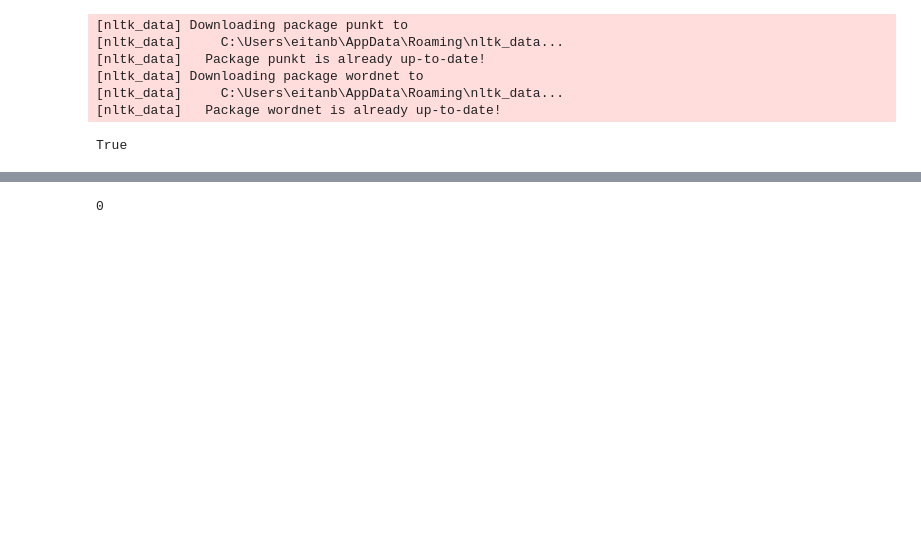
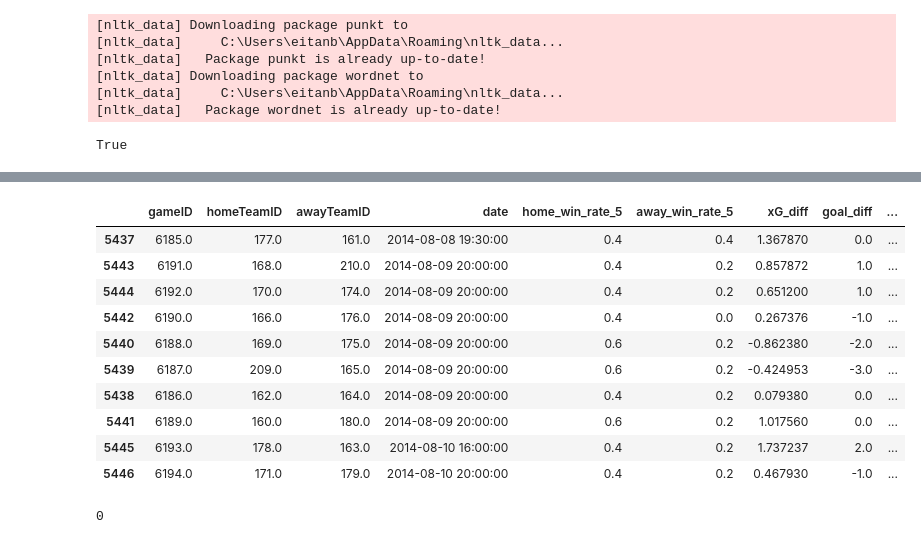
Before and after one commit to Eitan-Bluer/ML_Football_DS18, a Jupyter notebook: ML_Football_Feature_Engeniring.ipynb, the cells around one changed output, grey strips where cells are left out. Saved outputs shown, nothing was run; the diff lists cells and outputs as text; code cells hidden in the pictures; blank space fills up the shorter version.

Commit message:
EB Full Project With historical features
prediction during and before the game

```diff
--- a/ML_Football_Feature_Engeniring.ipynb
+++ b/ML_Football_Feature_Engeniring.ipynb
@@ -148,0 +50,74 @@ df[["gameID", "homeTeamID", "awayTeamID", "date"] + columns_added].head(10)
+# %%
+# Convert date and sort
+df["date"] = pd.to_datetime(df["date"], errors='coerce')
+df = df.sort_values("date")
+
+# Redefine the rolling function
+def add_rolling_features(df, team_col, prefix, columns, window=5):
+    for col in columns:
+        roll_name = f"{prefix}_{col}_rolling{window}"
+        df[roll_name] = (
+            df
+            .groupby(team_col)[col]
+            .shift(1)
+            .rolling(window=window, min_periods=1)
+            .mean()
+            .reset_index(level=0, drop=True)
+        )
+    return df
+
+# Map result to binary/win/points
+df["home_win"] = df["result_h"].map({"W": 1, "D": 0, "L": 0})
+df["away_win"] = df["result_h"].map({"W": 0, "D": 0, "L": 1})
+df["home_points"] = df["result_h"].map({"W": 3, "D": 1, "L": 0})
+df["away_points"] = df["result_h"].map({"W": 0, "D": 1, "L": 3})
+
+# Rolling win rates
+df["home_win_rate_5"] = (
+    df.groupby("homeTeamID")["home_win"]
+    .shift(1).rolling(window=5, min_periods=1).mean().reset_index(level=0, drop=True)
+)
+df["away_win_rate_5"] = (
+    df.groupby("awayTeamID")["away_win"]
+    .shift(1).rolling(window=5, min_periods=1).mean().reset_index(level=0, drop=True)
+)
+
+# Match-level derived features
+df["xG_diff"] = df["xGoals_h"] - df["xGoals_a"]
+df["goal_diff"] = df["homeGoals"] - df["awayGoals"]
+
+# Define rolling features
+rolling_features = [
+    "xGoals_h", "shots_h", "shotsOnTarget_h", "xGoals_a", "shots_a", "shotsOnTarget_a",
+    "homeGoals", "awayGoals", "fouls_h", "fouls_a",
+    "ppda_h", "ppda_a", "deep_h", "deep_a",
+    "xG_diff", "goal_diff", "home_points", "away_points"
+]
+
+# Apply rolling features
+df = add_rolling_features(df, "homeTeamID", "home", rolling_features, window=5)
+df = add_rolling_features(df, "awayTeamID", "away", rolling_features, window=5)
+
+# Add difference features
+df["xGoals_rolling_diff"] = df["home_xGoals_h_rolling5"] - df["away_xGoals_a_rolling5"]
+df["win_rate_diff_5"] = df["home_win_rate_5"] - df["away_win_rate_5"]
+df["points_avg_diff_5"] = df["home_home_points_rolling5"] - df["away_away_points_rolling5"]
+df["goal_diff_rolling_diff"] = df["home_goal_diff_rolling5"] - df["away_goal_diff_rolling5"]
+df["xG_diff_rolling_diff"] = df["home_xG_diff_rolling5"] - df["away_xG_diff_rolling5"]
+
+# Display enhanced features
+# Show the new columns added
+columns_added = [col for col in df.columns if "rolling" in col or "win_rate" in col or "diff" in col or "points_avg" in col]
+df[["gameID", "homeTeamID", "awayTeamID", "date"] + columns_added].head(10)
+# %% [output]
+|  | gameID | homeTeamID | awayTeamID | date | home_win_rate_5 | away_win_rate_5 | xG_diff | goal_diff | ... |
+| 5437 | 6185.0 | 177.0 | 161.0 | 2014-08-08 19:30:00 | 0.4 | 0.4 | 1.367870 | 0.0 | ... |
+| 5443 | 6191.0 | 168.0 | 210.0 | 2014-08-09 20:00:00 | 0.4 | 0.2 | 0.857872 | 1.0 | ... |
+| 5444 | 6192.0 | 170.0 | 174.0 | 2014-08-09 20:00:00 | 0.4 | 0.2 | 0.651200 | 1.0 | ... |
+| 5442 | 6190.0 | 166.0 | 176.0 | 2014-08-09 20:00:00 | 0.4 | 0.0 | 0.267376 | -1.0 | ... |
+| 5440 | 6188.0 | 169.0 | 175.0 | 2014-08-09 20:00:00 | 0.6 | 0.2 | -0.862380 | -2.0 | ... |
+| 5439 | 6187.0 | 209.0 | 165.0 | 2014-08-09 20:00:00 | 0.6 | 0.2 | -0.424953 | -3.0 | ... |
+| 5438 | 6186.0 | 162.0 | 164.0 | 2014-08-09 20:00:00 | 0.4 | 0.2 | 0.079380 | 0.0 | ... |
+| 5441 | 6189.0 | 160.0 | 180.0 | 2014-08-09 20:00:00 | 0.6 | 0.2 | 1.017560 | 0.0 | ... |
+| 5445 | 6193.0 | 178.0 | 163.0 | 2014-08-10 16:00:00 | 0.4 | 0.2 | 1.737237 | 2.0 | ... |
+| 5446 | 6194.0 | 171.0 | 179.0 | 2014-08-10 20:00:00 | 0.4 | 0.2 | 0.467930 | -1.0 | ... |
```
Also changed, not shown: parts of 16 cells of this notebook, 14 other files.
